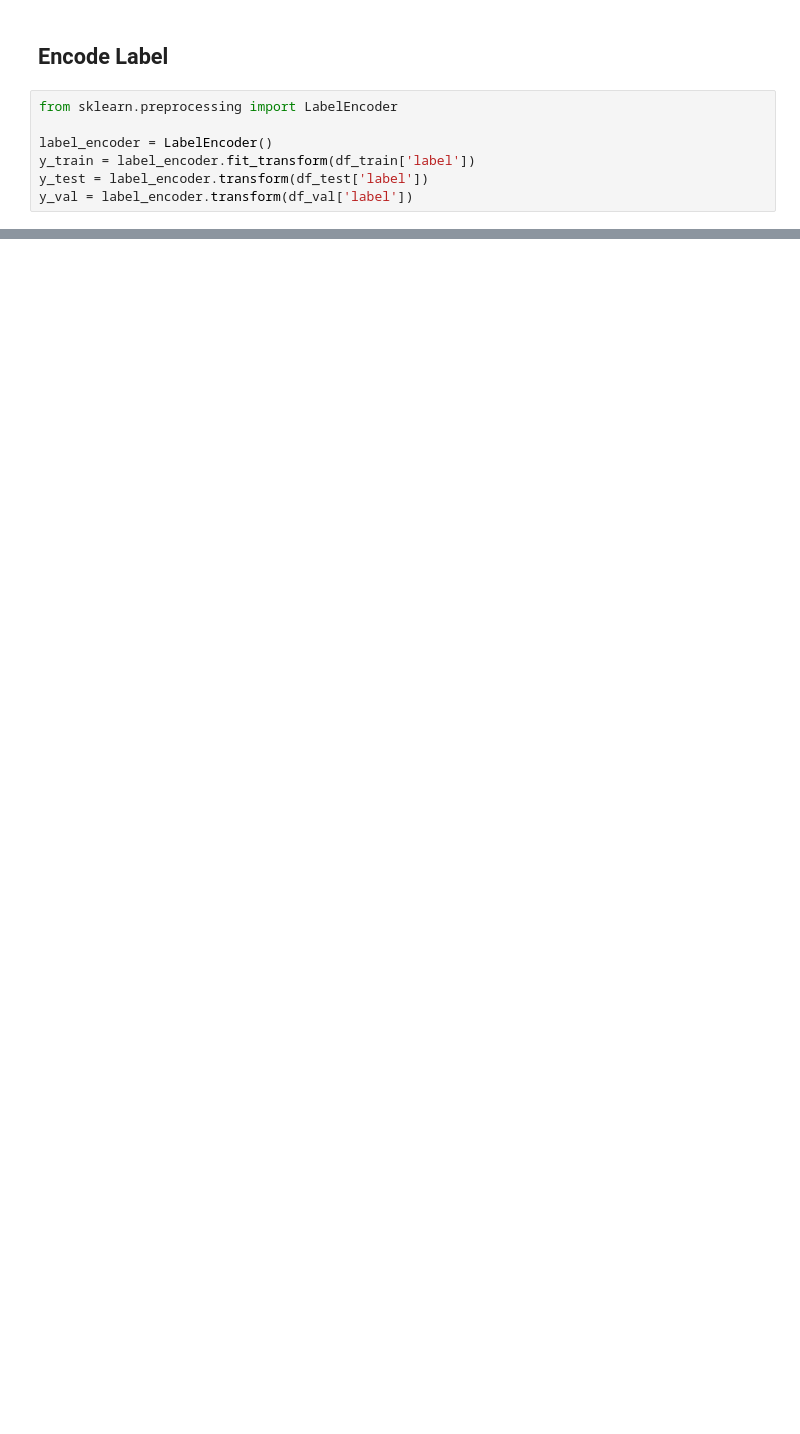
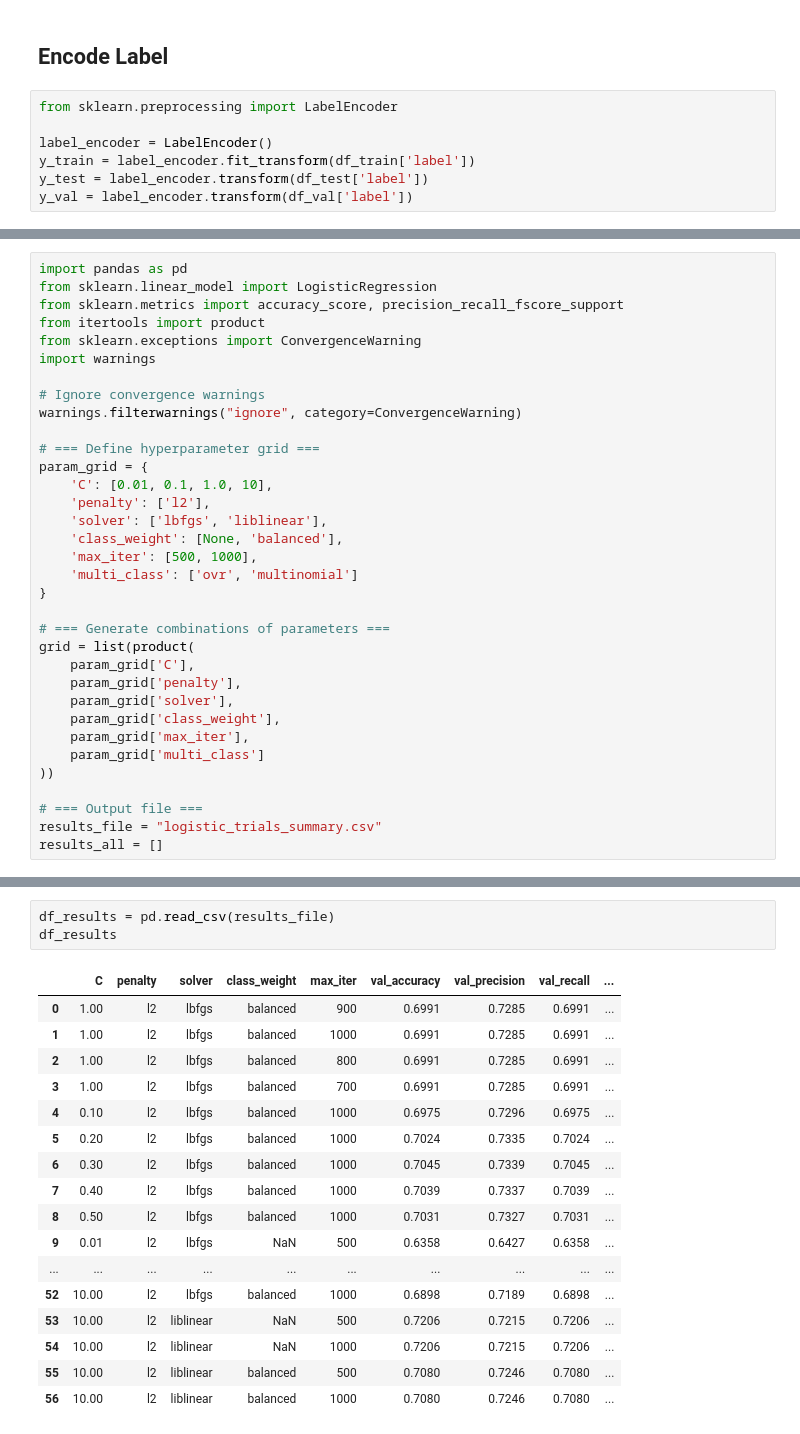
Before and after one commit to dhanu902/FoodieChat-Bot, a Jupyter notebook: BOT_MODEL_1.ipynb, the cells around one changed output, grey strips where cells are left out. Saved outputs shown, nothing was run; the diff lists cells and outputs as text; blank space fills up the shorter version.

Commit message:
Check parameters for intent classification

```diff
--- a/BOT_MODEL_1.ipynb
+++ b/BOT_MODEL_1.ipynb
@@ -60,0 +219,34 @@ y_val = label_encoder.transform(df_val['label'])
+# %%
+import pandas as pd
+from sklearn.linear_model import LogisticRegression
+from sklearn.metrics import accuracy_score, precision_recall_fscore_support
+from itertools import product
+from sklearn.exceptions import ConvergenceWarning
+import warnings
+
+# Ignore convergence warnings
+warnings.filterwarnings("ignore", category=ConvergenceWarning)
+
+# === Define hyperparameter grid ===
+param_grid = {
+    'C': [0.01, 0.1, 1.0, 10],
+    'penalty': ['l2'],
+    'solver': ['lbfgs', 'liblinear'],
+    'class_weight': [None, 'balanced'],
+    'max_iter': [500, 1000],
+    'multi_class': ['ovr', 'multinomial']
+}
+
+# === Generate combinations of parameters ===
+grid = list(product(
+    param_grid['C'],
+    param_grid['penalty'],
+    param_grid['solver'],
+    param_grid['class_weight'],
+    param_grid['max_iter'],
+    param_grid['multi_class']
+))
+
+# === Output file ===
+results_file = "logistic_trials_summary.csv"
+results_all = []
@@ -105,0 +404,21 @@ Test Accuracy:  0.6932671348994914
+# %%
+df_results = pd.read_csv(results_file)
+df_results
+# %% [output]
+|  | C | penalty | solver | class_weight | max_iter | val_accuracy | val_precision | val_recall | ... |
+| 0 | 1.00 | l2 | lbfgs | balanced | 900 | 0.6991 | 0.7285 | 0.6991 | ... |
+| 1 | 1.00 | l2 | lbfgs | balanced | 1000 | 0.6991 | 0.7285 | 0.6991 | ... |
+| 2 | 1.00 | l2 | lbfgs | balanced | 800 | 0.6991 | 0.7285 | 0.6991 | ... |
+| 3 | 1.00 | l2 | lbfgs | balanced | 700 | 0.6991 | 0.7285 | 0.6991 | ... |
+| 4 | 0.10 | l2 | lbfgs | balanced | 1000 | 0.6975 | 0.7296 | 0.6975 | ... |
+| 5 | 0.20 | l2 | lbfgs | balanced | 1000 | 0.7024 | 0.7335 | 0.7024 | ... |
+| 6 | 0.30 | l2 | lbfgs | balanced | 1000 | 0.7045 | 0.7339 | 0.7045 | ... |
+| 7 | 0.40 | l2 | lbfgs | balanced | 1000 | 0.7039 | 0.7337 | 0.7039 | ... |
+| 8 | 0.50 | l2 | lbfgs | balanced | 1000 | 0.7031 | 0.7327 | 0.7031 | ... |
+| 9 | 0.01 | l2 | lbfgs | NaN | 500 | 0.6358 | 0.6427 | 0.6358 | ... |
+| ... | ... | ... | ... | ... | ... | ... | ... | ... | ... |
+| 52 | 10.00 | l2 | lbfgs | balanced | 1000 | 0.6898 | 0.7189 | 0.6898 | ... |
+| 53 | 10.00 | l2 | liblinear | NaN | 500 | 0.7206 | 0.7215 | 0.7206 | ... |
+| 54 | 10.00 | l2 | liblinear | NaN | 1000 | 0.7206 | 0.7215 | 0.7206 | ... |
+| 55 | 10.00 | l2 | liblinear | balanced | 500 | 0.7080 | 0.7246 | 0.7080 | ... |
+| 56 | 10.00 | l2 | liblinear | balanced | 1000 | 0.7080 | 0.7246 | 0.7080 | ... |
```
Also changed, not shown: parts of 16 cells of this notebook.
